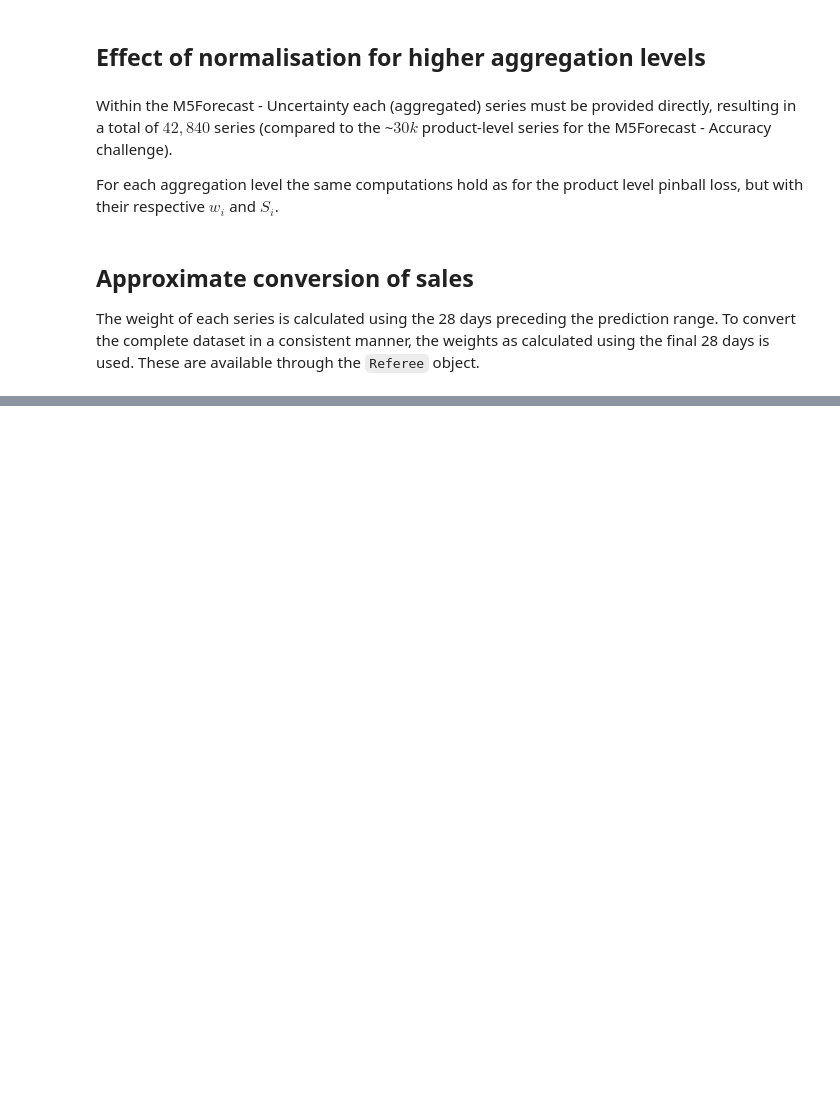
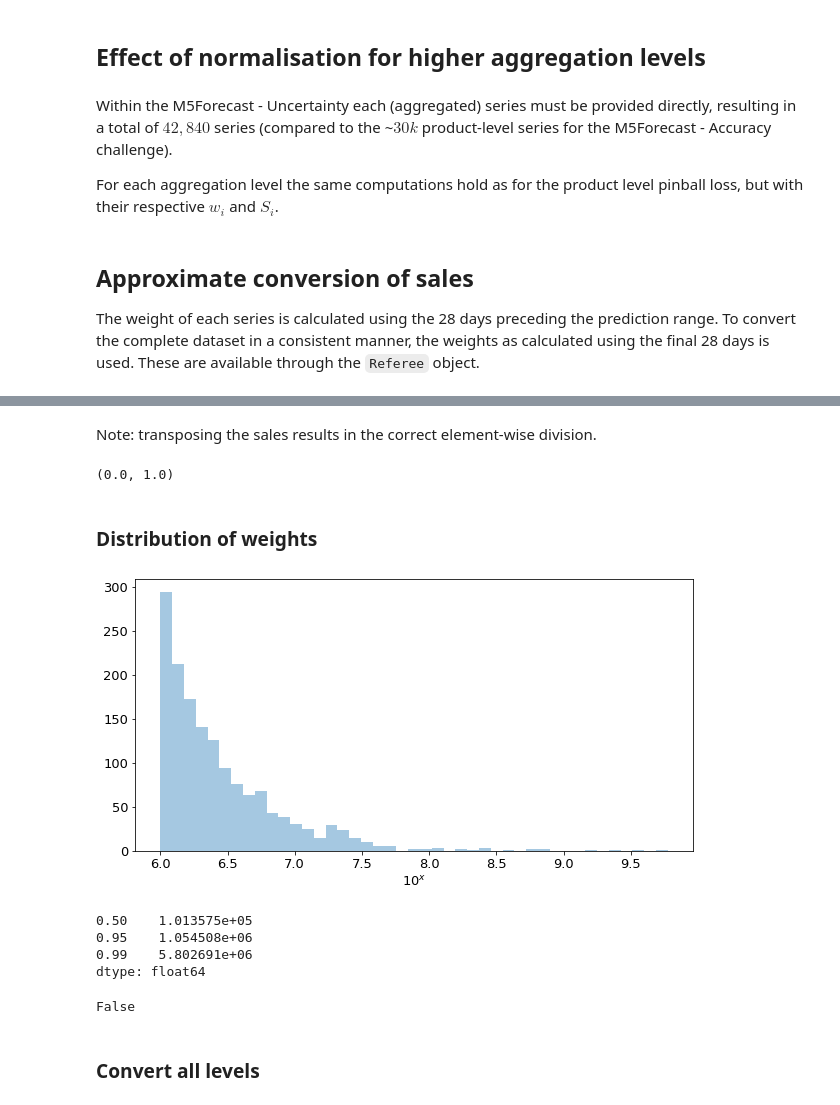
Before and after one commit to joeranbosma/M5Forecast, a Jupyter notebook: custom_layer/WSPL_through_normalisation.ipynb, the cells around one changed output, grey strips where cells are left out. Drawn from its saved outputs; the diff is of its cells as text; code cells hidden in the pictures; blank space fills up the shorter version.

```diff
--- a/custom_layer/WSPL_through_normalisation.ipynb
+++ b/custom_layer/WSPL_through_normalisation.ipynb
@@ -61,0 +80,21 @@ The weight of each series is calculated using the 28 days preceding the predicti
+# %%
+os.environ['DATA_DIR'] = 'data/'
+os.environ['SUB_DIR'] = 'submissions/'
+
+# General settings for figures
+plt.rcParams["figure.figsize"] = (10, 5)
+plt.rcParams["savefig.format"] = "pdf"
+plt.rcParams["savefig.dpi"] = 400
+plt.rcParams["savefig.transparent"] = True
+plt.rcParams.update({'font.size': 13})  # 12, 16
+plt.rcParams["savefig.bbox"] = 'tight'
+# %%
+# Load data
+calendar, sales_train_validation, sell_prices = load_data()
+
+# Set up generator
+cv_generator = CrossValiDataGenerator(sales_train_validation)
+sales_train, sales_true = cv_generator.get_train_val_split(fold=1, train_size=-1)
+
+# create referee for fold 1
+ref = Referee(sales_true, sales_train, sell_prices, calendar)
@@ -61,0 +229,31 @@ The weight of each series is calculated using the 28 days preceding the predicti
+# %% [markdown]
+Note: transposing the sales results in the correct element-wise division.
+# %%
+sales_conv.min().min(), sales_conv.max().max()
+# %% [output]
+(0.0, 1.0)
+# %% [markdown]
+### Distribution of weights
+# %%
+norm = ref.scales[12] / ref.weights[12]
+# %%
+df = norm[(norm > 1e6) & (norm < np.inf)]
+df = df.apply(np.log10)
+sns.distplot(df, kde=False)
+plt.xlabel("$10^x$")
+plt.show()
+# %% [output]
+[figure, added]
+# %%
+norm[norm != np.inf].quantile([0.5, 0.95, 0.99])
+# %% [output]
+0.50    1.013575e+05
+0.95    1.054508e+06
+0.99    5.802691e+06
+dtype: float64
+# %%
+np.inf in norm
+# %% [output]
+False
+# %% [markdown]
+### Convert all levels
```
Also changed, not shown: parts of 26 cells of this notebook, 5 other files.
